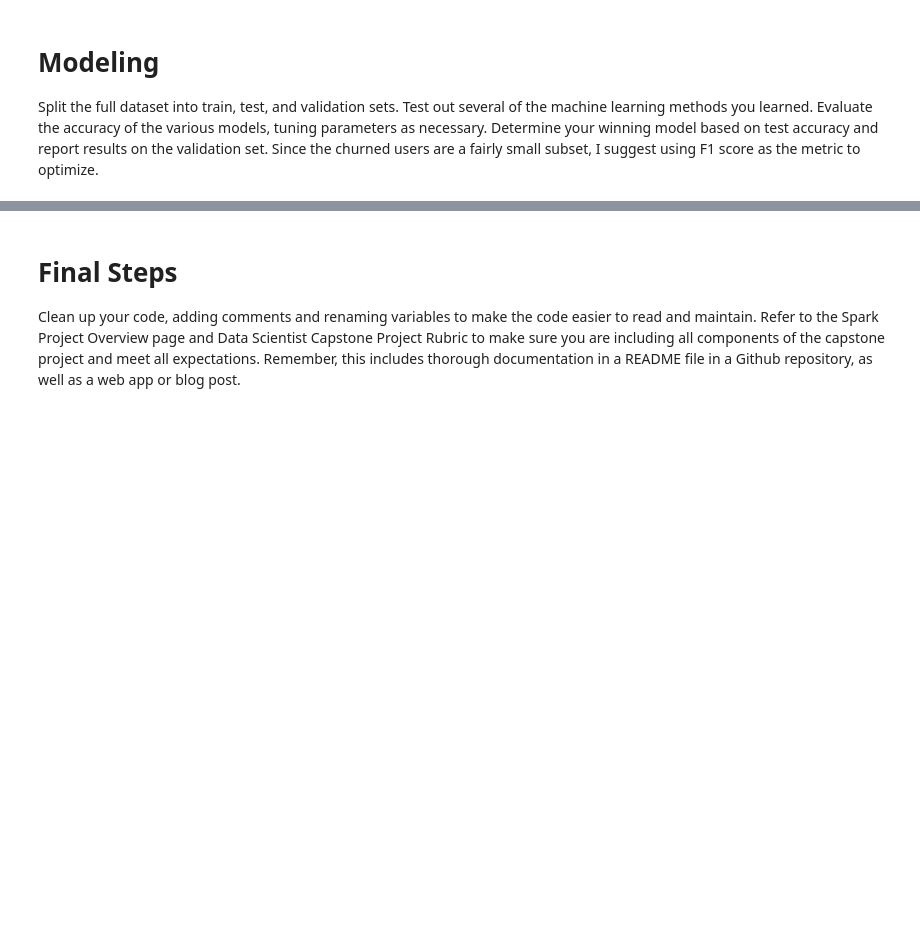
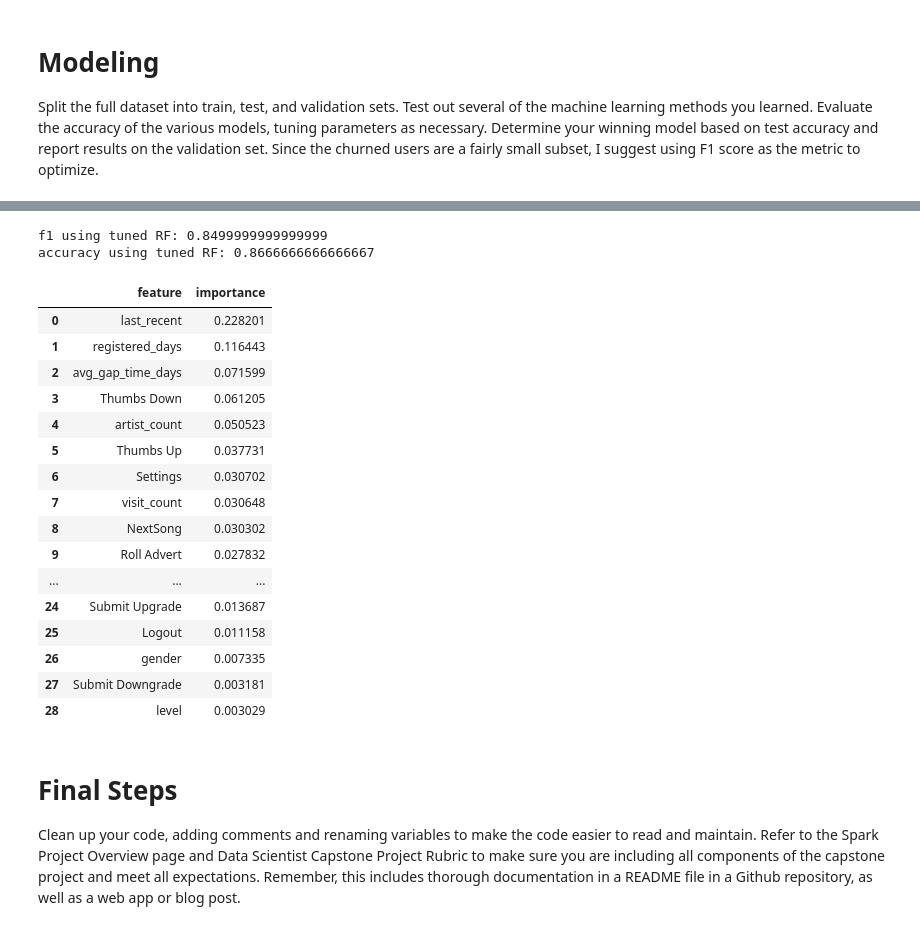
Before and after one commit to imisi-akande/Sparkify-Capstone-Project, a Jupyter notebook: Sparkify.ipynb, the cells around one changed output, grey strips where cells are left out. Saved outputs shown, nothing was run; the diff lists cells and outputs as text; code cells hidden in the pictures; blank space fills up the shorter version.

```diff
--- a/Sparkify.ipynb
+++ b/Sparkify.ipynb
@@ -539,0 +874,12 @@ Split the full dataset into train, test, and validation sets. Test out several o
+# %%
+classifier = RandomForestClassifier(featuresCol="scaled_features", labelCol="churn")
+# %%
+param_grid_rf = ParamGridBuilder() \
+    .addGrid(classifier.maxDepth,[15,30]) \
+    .addGrid(classifier.numTrees, [30, 80]) \
+    .build()
+
+model_tuned = build_model(classifier, param_grid_rf)
+# %%
+%%time
+fit_model_tuned = model_tuned.fit(train)
@@ -539,0 +889,2 @@ Split the full dataset into train, test, and validation sets. Test out several o
+# %%
+best_model = fit_model_tuned.bestModel
@@ -540,3 +893,35 @@ Split the full dataset into train, test, and validation sets. Test out several o
+# %%
+evaluator = MulticlassClassificationEvaluator(predictionCol = "prediction", labelCol="churn")
+
+best_f1_score = evaluator.evaluate(best_model_pred, {evaluator.metricName: "f1"})
+best_accuracy = evaluator.evaluate(best_model_pred, {evaluator.metricName: "accuracy"})
+
+print("f1 using tuned RF: {}".format(best_f1_score))
+print("accuracy using tuned RF: {}".format(best_accuracy))
+# %% [output]
+f1 using tuned RF: 0.8499999999999999
+accuracy using tuned RF: 0.8666666666666667
+# %%
+rf_tuned_feature_imp = pd.DataFrame({"feature":feature_columns,"importance" : best_model.stages[2].featureImportances})
+rf_tuned_feature_imp.sort_values(by = "importance",ascending = False).reset_index(drop=True)
+# %% [output]
+|  | feature | importance |
+| 0 | last_recent | 0.228201 |
+| 1 | registered_days | 0.116443 |
+| 2 | avg_gap_time_days | 0.071599 |
+| 3 | Thumbs Down | 0.061205 |
+| 4 | artist_count | 0.050523 |
+| 5 | Thumbs Up | 0.037731 |
+| 6 | Settings | 0.030702 |
+| 7 | visit_count | 0.030648 |
+| 8 | NextSong | 0.030302 |
+| 9 | Roll Advert | 0.027832 |
+| ... | ... | ... |
+| 24 | Submit Upgrade | 0.013687 |
+| 25 | Logout | 0.011158 |
+| 26 | gender | 0.007335 |
+| 27 | Submit Downgrade | 0.003181 |
+| 28 | level | 0.003029 |
 # %% [markdown]
 # Final Steps
 Clean up your code, adding comments and renaming variables to make the code easier to read and maintain. Refer to the Spark Project Overview page and Data Scientist Capstone Project Rubric to make sure you are including all components of the capstone project and meet all expectations. Remember, this includes thorough documentation in a README file in a Github repository, as well as a web app or blog post.
```
Also changed, not shown: parts of 74 cells of this notebook.
